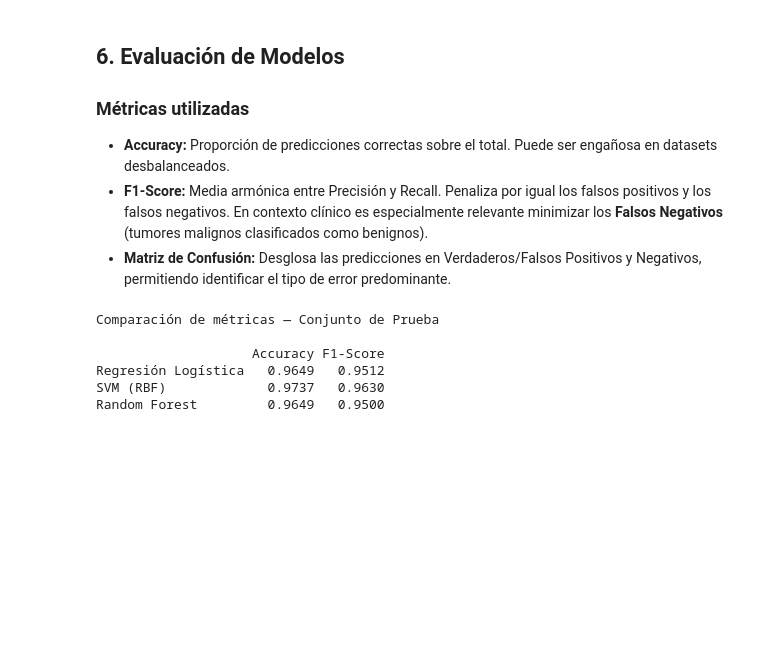
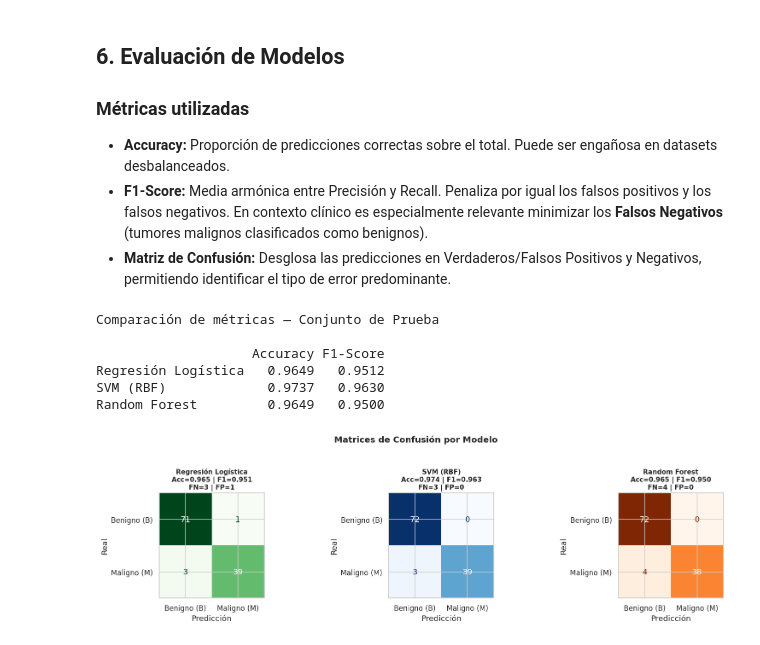
Before and after one commit to DaihanaMora/ML-Cancer-Market, a Jupyter notebook: breast_cancer.ipynb, the cells around one changed output. Cells and saved outputs as stored; diff of their text form; code cells hidden in the pictures; blank space fills up the shorter version.

Commit message:
feat: matrices de confusión y reporte de clasificación

```diff
--- a/breast_cancer.ipynb
+++ b/breast_cancer.ipynb
@@ -227,3 +227,27 @@ Comparación de métricas — Conjunto de Prueba
 Regresión Logística   0.9649   0.9512
 SVM (RBF)             0.9737   0.9630
 Random Forest         0.9649   0.9500
+# %%
+# Matrices de Confusión
+fig, axes = plt.subplots(1, 3, figsize=(15, 4))
+clases = ['Benigno (B)', 'Maligno (M)']
+cmaps  = ['Greens', 'Blues', 'Oranges']
+
+for ax, (nombre, r), cmap in zip(axes, resultados.items(), cmaps):
+    cm = confusion_matrix(y_test, r['y_pred'])
+    ConfusionMatrixDisplay(confusion_matrix=cm, display_labels=clases).plot(
+        ax=ax, cmap=cmap, colorbar=False
+    )
+    tn, fp, fn, tp = cm.ravel()
+    ax.set_title(
+        f'{nombre}\nAcc={r["accuracy"]:.3f} | F1={r["f1"]:.3f}\nFN={fn} | FP={fp}',
+        fontweight='bold', fontsize=10
+    )
+    ax.set_xlabel('Predicción')
+    ax.set_ylabel('Real')
+
+plt.suptitle('Matrices de Confusión por Modelo', fontsize=13, fontweight='bold', y=1.04)
+plt.tight_layout()
+plt.show()
+# %% [output]
+[figure, added]
```
Also changed, not shown: parts of 1 cell of this notebook.
